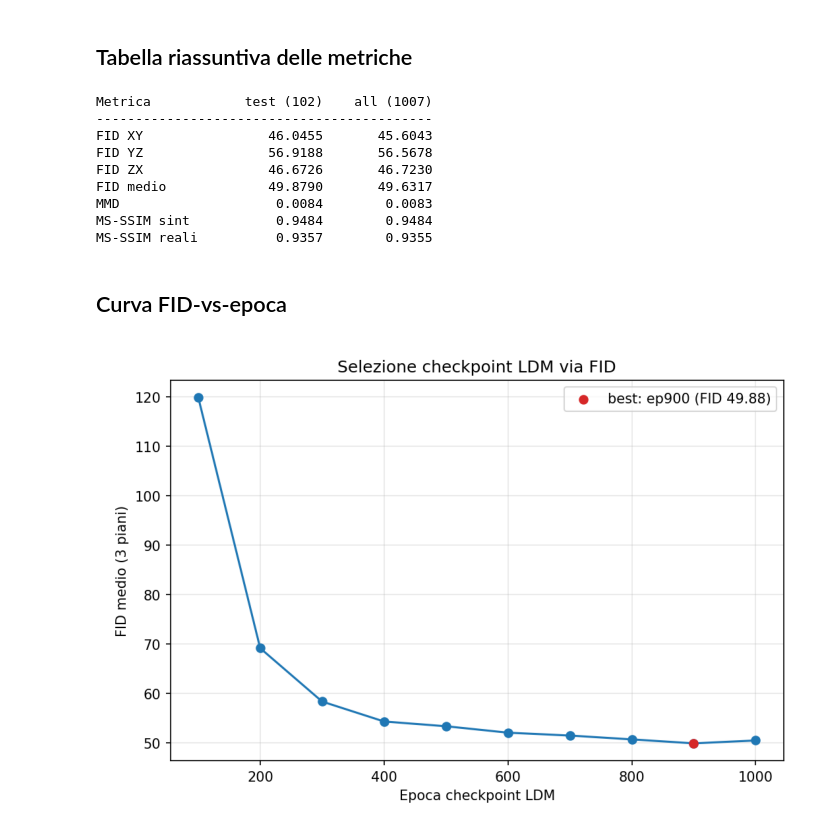
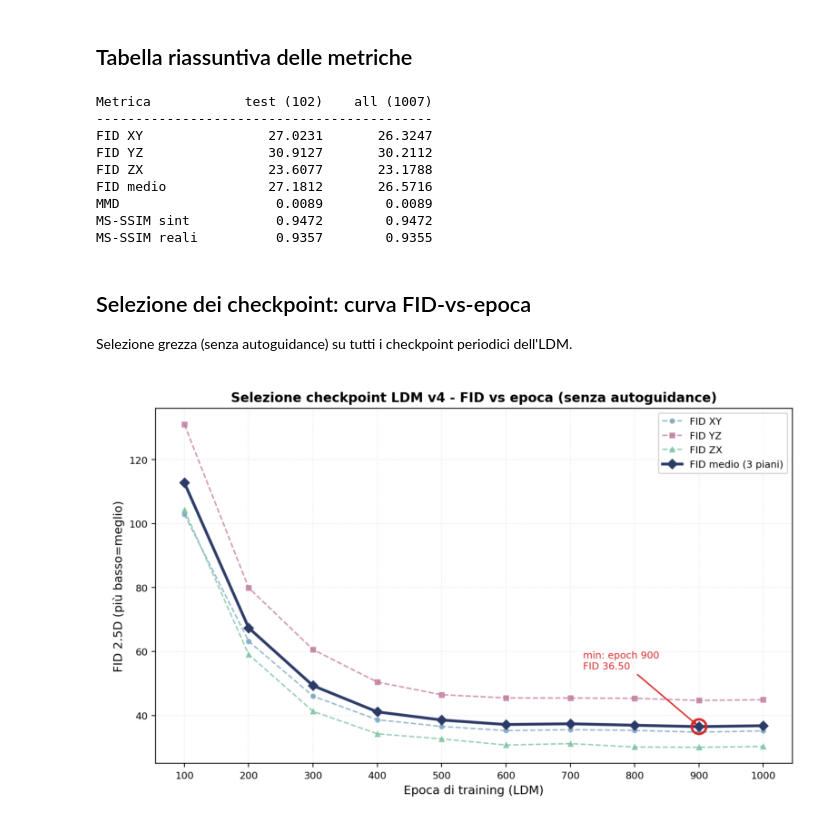
Before and after one commit to DanieleSchingaro/3DLDM_Schingaro, a Jupyter notebook: notebooks/04_evaluation.ipynb, the cells around one changed output. Cells and saved outputs as stored; diff of their text form; code cells hidden in the pictures.

```diff
--- a/notebooks/04_evaluation.ipynb
+++ b/notebooks/04_evaluation.ipynb
@@ -39,8 +40,8 @@ def show_ortho(vol, title=None, ax_row=None, cmap="gray"):
 # %% [markdown]
 ## Tabella riassuntiva delle metriche
 # %%
-with open("outputs/metrics/eval_test_v3.json") as f: ev_test=json.load(f)
-with open("outputs/metrics/eval_all_v3.json") as f: ev_all=json.load(f)
+with open("outputs/metrics/eval_test_v4.json") as f: ev_test=json.load(f)
+with open("outputs/metrics/eval_all_v4.json") as f: ev_all=json.load(f)
 
 rows = [
     ("FID XY",        "fid_xy"),
@@ -59,24 +60,26 @@ for name, key in rows:
 # %% [output]
 Metrica            test (102)    all (1007)
 -------------------------------------------
-FID XY                46.0455       45.6043
-FID YZ                56.9188       56.5678
-FID ZX                46.6726       46.7230
-FID medio             49.8790       49.6317
-MMD                    0.0084        0.0083
-MS-SSIM sint           0.9484        0.9484
+FID XY                27.0231       26.3247
+FID YZ                30.9127       30.2112
+FID ZX                23.6077       23.1788
+FID medio             27.1812       26.5716
+MMD                    0.0089        0.0089
+MS-SSIM sint           0.9472        0.9472
 MS-SSIM reali          0.9357        0.9355
-# %% [markdown]
-## Curva FID-vs-epoca
+# %% [markdown]
+## Selezione dei checkpoint: curva FID-vs-epoca
+
+Selezione grezza (senza autoguidance) su tutti i checkpoint periodici dell'LDM.
 # %%
-fig_path="outputs/metrics/fid_vs_epoch_v3.png"
+fig_path="outputs/metrics/fid_vs_epoch_v4.png"
 if os.path.exists(fig_path):
     fig, ax=plt.subplots(figsize=(10, 6))
     ax.imshow(mpimg.imread(fig_path)); ax.axis("off"); plt.show()
 else:
     from src.evaluation.plot_fid_curve import plot_fid_curve
-    plot_fid_curve("outputs/metrics/fid_by_checkpoint_v3.json",
-                   save_path="outputs/metrics/fid_vs_epoch_v3.png")
+    plot_fid_curve("outputs/checkpoint_selection_v4/fid_by_checkpoint_v4.json",
+                   save_path=fig_path)
     plt.show()
 # %% [output]
-[figure, old version]
+[figure, new version]
```
Also changed, not shown: parts of 5 cells of this notebook, 3 other files.
